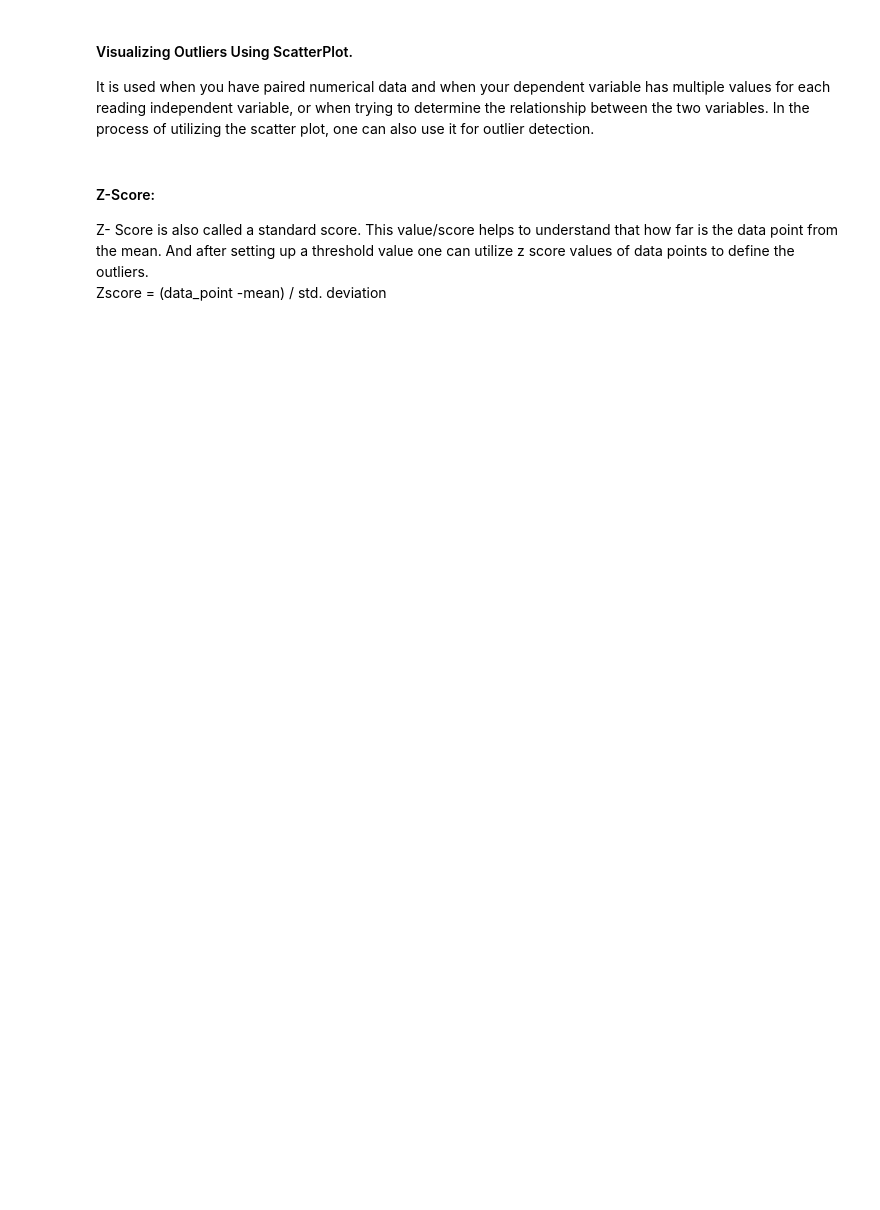
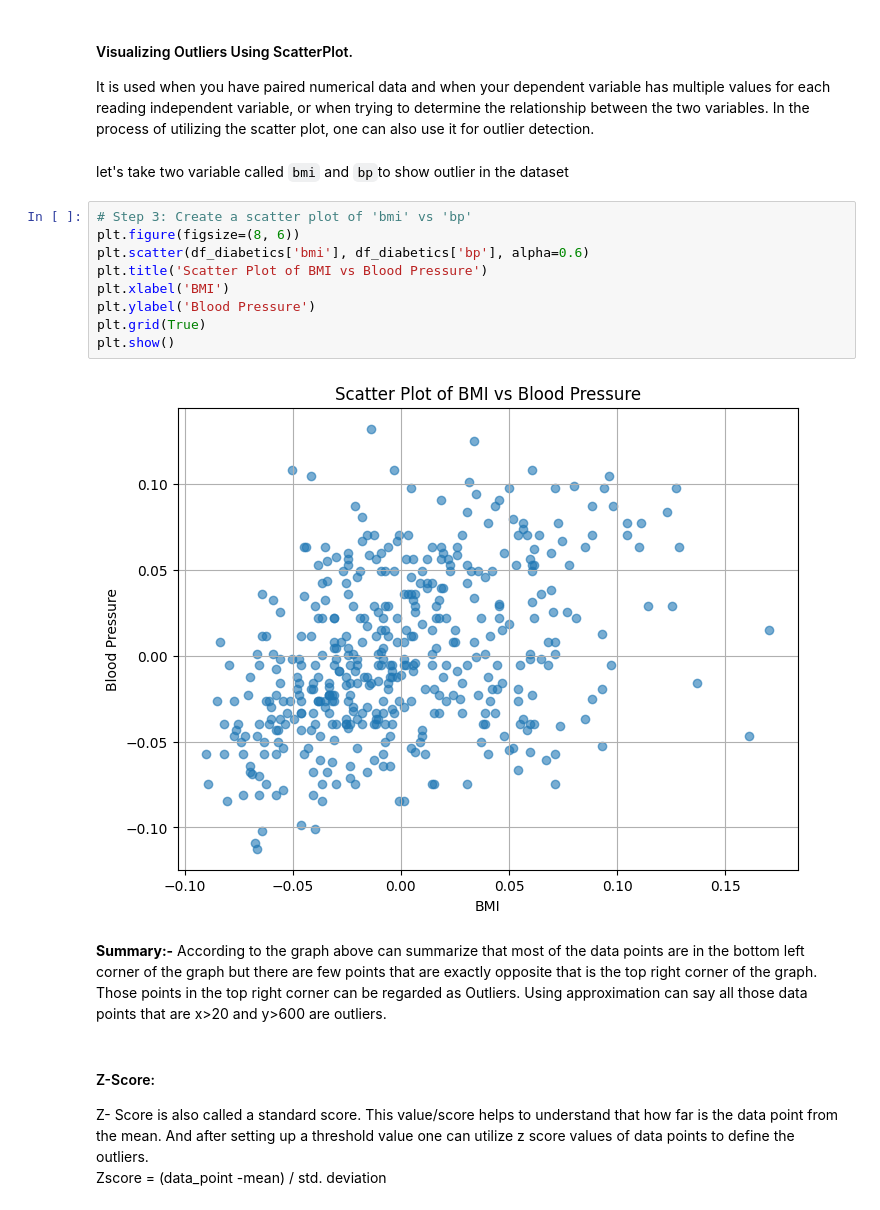
Before and after one commit to Hasyashri/ML_Lab_4, a Jupyter notebook: week5Lab_Students (1).ipynb, the cells around one changed output. Drawn from its saved outputs; the diff is of its cells as text; blank space fills up the shorter version.

```diff
--- a/week5Lab_Students (1).ipynb
+++ b/week5Lab_Students (1).ipynb
@@ -522,6 +603,23 @@ It captures the summary of the data effectively and efficiently with only a simp
 #### Visualizing Outliers Using ScatterPlot.
 
 It is used when you have paired numerical data and when your dependent variable has multiple values for each reading independent variable, or when trying to determine the relationship between the two variables. In the process of utilizing the scatter plot, one can also use it for outlier detection.
+# %% [markdown]
+let's take two variable called `bmi` and `bp`to show outlier in the dataset
+# %%
+# Step 3: Create a scatter plot of 'bmi' vs 'bp'
+plt.figure(figsize=(8, 6))
+plt.scatter(df_diabetics['bmi'], df_diabetics['bp'], alpha=0.6)
+plt.title('Scatter Plot of BMI vs Blood Pressure')
+plt.xlabel('BMI')
+plt.ylabel('Blood Pressure')
+plt.grid(True)
+plt.show()
+# %% [output]
+[figure, added]
+# %% [markdown]
+**Summary:-**
+According to the graph above can summarize that most of the data points are in the bottom left corner of the graph but there are few points that are exactly opposite that is the top right corner of the graph. Those points in the top right corner can be regarded as Outliers.
+Using approximation can say all those data points that are x>20 and y>600 are outliers.
 # %% [markdown]
 #### Z-Score:
 Z- Score is also called a standard score. This value/score helps to understand that how far is the data point from the mean. And after setting up a threshold value one can utilize z score values of data points to define the outliers.
```
Also changed, not shown: parts of 21 cells of this notebook, 1 other file.
